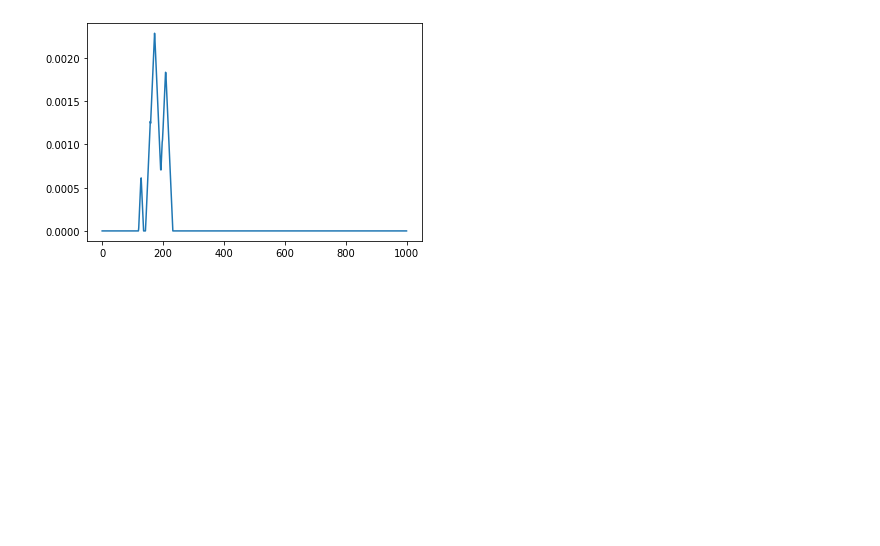
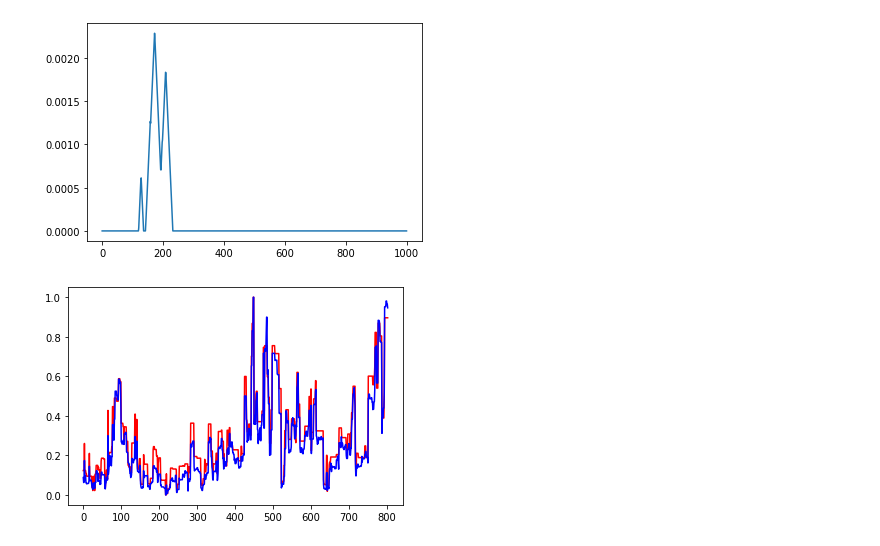
Before and after one commit to vinckama/GMDA-TDAForFinancial, a Jupyter notebook: GMDA-notebook.ipynb, the cells around one changed output. Cells and saved outputs as stored; diff of their text form; code cells hidden in the pictures; blank space fills up the shorter version.

```diff
--- a/GMDA-notebook.ipynb
+++ b/GMDA-notebook.ipynb
@@ -135,3 +143,35 @@ get_rips_and_landscape('2000-03-10',80)
 # %% [output]
 [figure]
 [figure]
+# %%
+def get_norms(w):
+    L1,L2 = np.zeros(len(dates)),np.zeros(len(dates))
+    for idx in range(w,len(dates)):
+        dates_window = dates[idx-w:idx]
+        df_window = df_data[df_data.index.isin(dates_window)]
+        ar_window = np.asarray(df_window)
+
+        rips_complex = gd.RipsComplex(points=ar_window)
+        simplex_tree = rips_complex.create_simplex_tree(max_dimension=2)
+        diag = simplex_tree.persistence(min_persistence=0)#homology_coeff_field=2, min_persistence=0)
+        land = persitence_landscape(diag,1,0,0.08,1000,1)
+
+        norm1 = np.linalg.norm(land, ord=1)
+        norm2 = np.linalg.norm(land)
+        L1[idx] = norm1
+        L2[idx] = norm2
+    return L1,L2
+# %%
+def plot_norms(start_date, end_date, w):
+    L1,L2 = get_norms(w)
+    idx_start = np.where(dates == start_date)[0][0]
+    idx_end = np.where(dates == end_date)[0][0]
+    L1_r, L2_r = L1[idx_start:idx_end],L2[idx_start:idx_end]
+    L1_r_normalized, L2_r_normalized = (L1_r-np.min(L1_r))/(np.max(L1_r)-np.min(L1_r)), (L2_r-np.min(L2_r))/(np.max(L2_r)-np.min(L2_r))
+    plt.plot(dates[idx_start:idx_end],L1_r_normalized, color='r')
+    plt.plot(dates[idx_start:idx_end],L2_r_normalized, color='b')
+    plt.show()
+# %%
+plot_norms('1997-01-03', '2000-03-10', 50)
+# %% [output]
+[figure, added]
```
Also changed, not shown: parts of 5 cells of this notebook.
